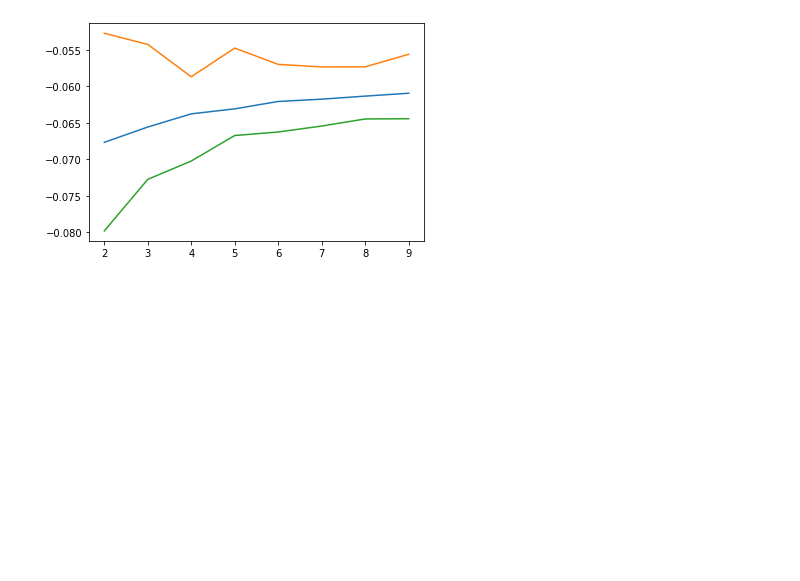
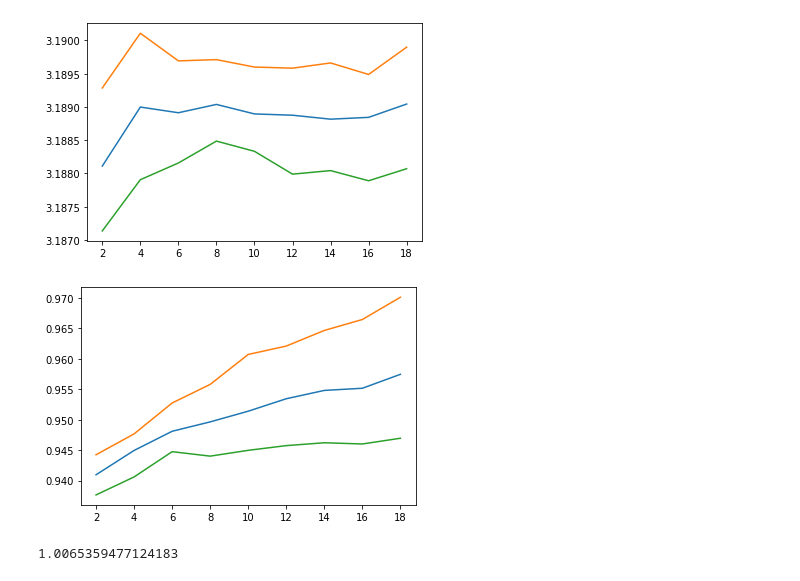
Before and after one commit to kanhua/pypvcircuit, a Jupyter notebook: experiment/Isc variation.ipynb, the cells around one changed output. Saved outputs shown, nothing was run; the diff lists cells and outputs as text; code cells hidden in the pictures; blank space fills up the shorter version.

```diff
--- a/experiment/Isc variation.ipynb
+++ b/experiment/Isc variation.ipynb
@@ -67,7 +119,18 @@ plt.show()
 # %%
-plt.plot(cell_num_array, isc_store.mean(axis=1))
-plt.plot(cell_num_array, isc_store.max(axis=1))
-plt.plot(cell_num_array, isc_store.min(axis=1))
+plt.plot(cell_num_array, voc_store.mean(axis=1))
+plt.plot(cell_num_array, voc_store.max(axis=1))
+plt.plot(cell_num_array, voc_store.min(axis=1))
 plt.show()
 # %% [output]
-[figure, old version]
+[figure, new version]
+# %%
+plt.plot(cell_num_array, ff_store.mean(axis=1))
+plt.plot(cell_num_array, ff_store.max(axis=1))
+plt.plot(cell_num_array, ff_store.min(axis=1))
+plt.show()
+# %% [output]
+[figure, added]
+# %%
+15.4/15.3
+# %% [output]
+1.0065359477124183
```
Also changed, not shown: parts of 10 cells of this notebook, 4 other files.
